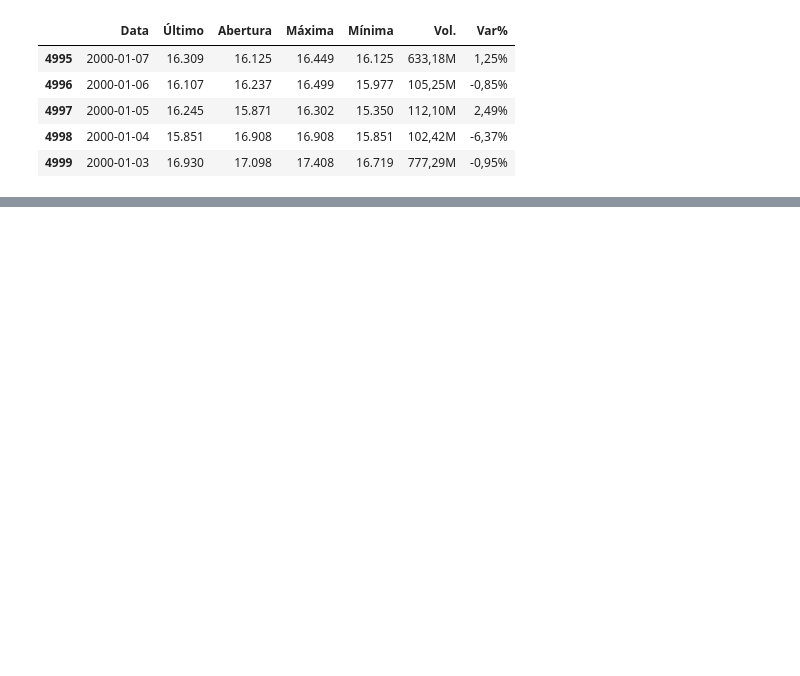
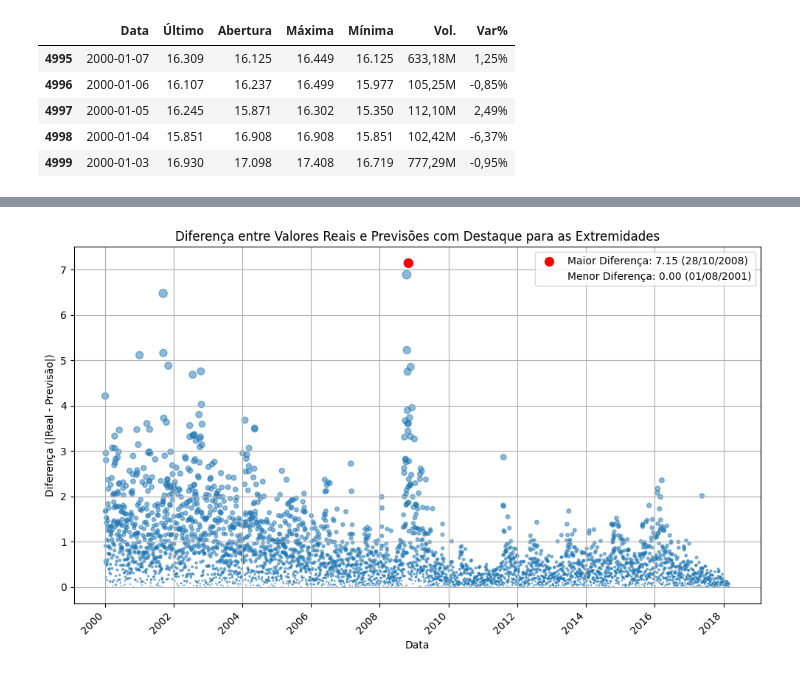
Before and after one commit to SandersonSB/Tecchallenge2, a Jupyter notebook: Untitled2.ipynb, the cells around one changed output, grey strips where cells are left out. Saved outputs shown, nothing was run; the diff lists cells and outputs as text; code cells hidden in the pictures; blank space fills up the shorter version.

```diff
--- a/Untitled2.ipynb
+++ b/Untitled2.ipynb
@@ -230,0 +172,35 @@ Acuracidade: 0.9935926575773332
+# %%
+# prompt: preciso que com essa mesma logica seja criado um que veja a digerença da linha real e da linha de precisão e me traga as extremidades, que  seja exibido em grafico de bolhas a maior diferença e menor fiferença
+
+# Calcula a diferença entre os valores reais e as previsões
+diferencas = abs(y_test - previsoes)
+
+# Cria um DataFrame com as datas, valores reais, previsões e diferenças
+df_diferencas = pd.DataFrame({'Data': y_test.index, 'Real': y_test.values, 'Previsão': previsoes, 'Diferença': diferencas})
+
+# Encontra a maior e menor diferença
+maior_diferenca = df_diferencas['Diferença'].max()
+menor_diferenca = df_diferencas['Diferença'].min()
+
+# Encontra as datas correspondentes à maior e menor diferença
+data_maior_diferenca = df_diferencas.loc[df_diferencas['Diferença'] == maior_diferenca, 'Data'].iloc[0]
+data_menor_diferenca = df_diferencas.loc[df_diferencas['Diferença'] == menor_diferenca, 'Data'].iloc[0]
+
+# Plota o gráfico de bolhas
+plt.figure(figsize=(10, 6))
+plt.scatter(df_diferencas['Data'], df_diferencas['Diferença'], s=df_diferencas['Diferença'] * 10, alpha=0.5)  # Ajuste o tamanho das bolhas conforme necessário
+
+# Destaca os pontos da maior e menor diferença
+plt.scatter(data_maior_diferenca, maior_diferenca, color='red', s=maior_diferenca * 10, label=f'Maior Diferença: {maior_diferenca:.2f} ({data_maior_diferenca.strftime("%d/%m/%Y")})')
+plt.scatter(data_menor_diferenca, menor_diferenca, color='green', s=menor_diferenca * 10, label=f'Menor Diferença: {menor_diferenca:.2f} ({data_menor_diferenca.strftime("%d/%m/%Y")})')
+
+plt.xlabel('Data')
+plt.ylabel('Diferença (|Real - Previsão|)')
+plt.title('Diferença entre Valores Reais e Previsões com Destaque para as Extremidades')
+plt.xticks(rotation=45, ha='right')
+plt.legend()
+plt.grid(True)
+plt.tight_layout()  # Ajusta o layout para evitar que as labels se sobreponham
+plt.show()
+# %% [output]
+[figure, added]
```
Also changed, not shown: parts of 6 cells of this notebook.
